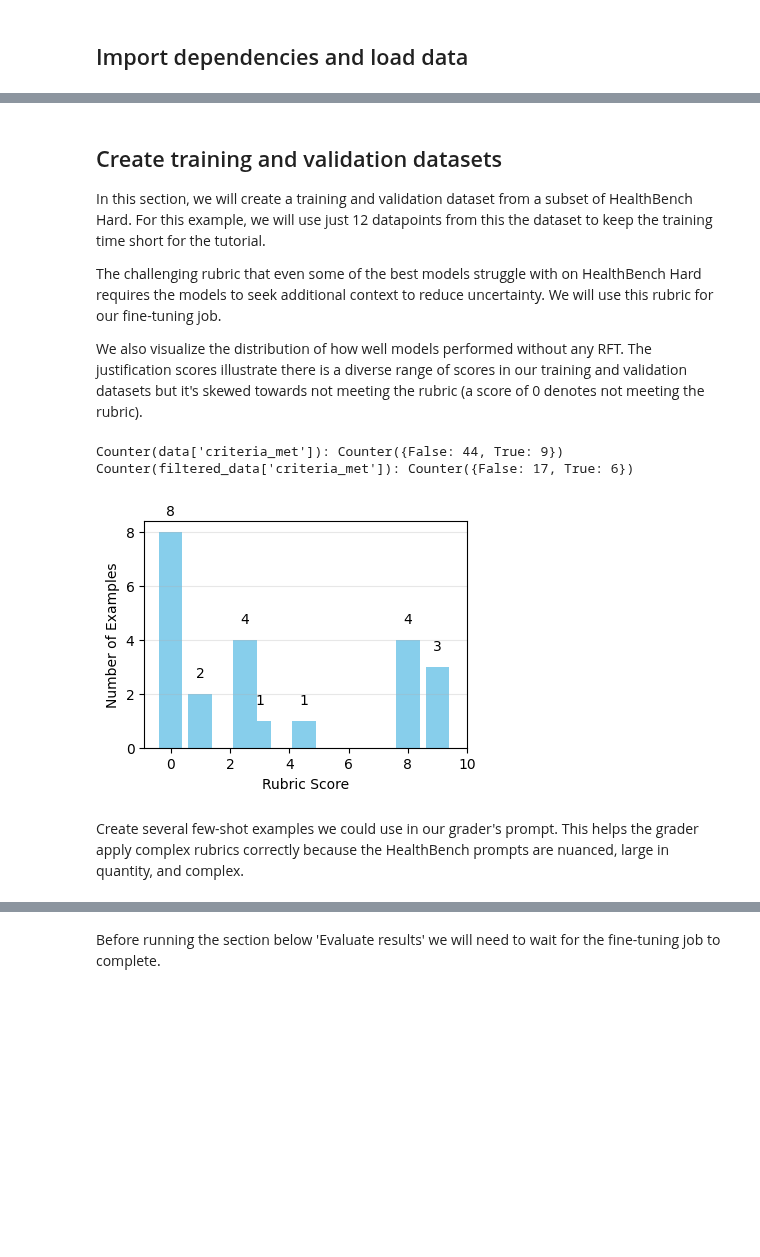
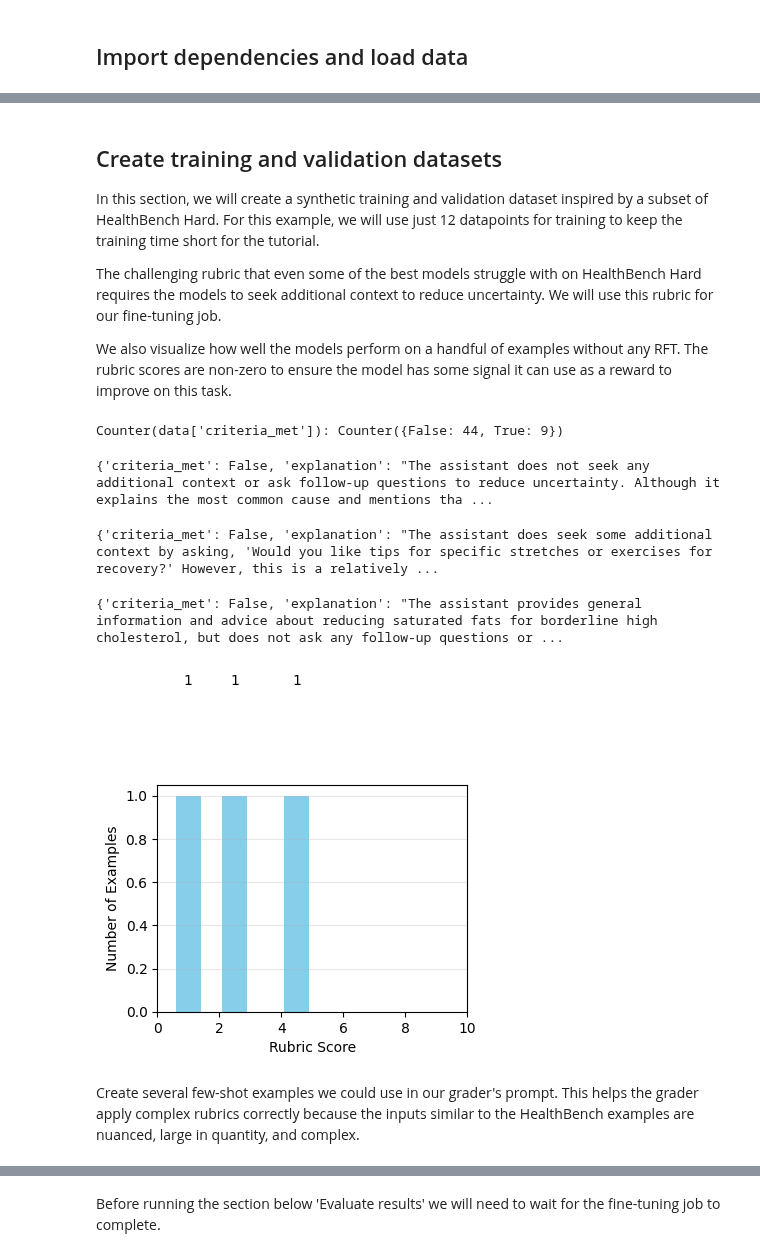
Before and after one commit to GrossSchmidt2007/openai-cookbook, a Jupyter notebook: examples/fine-tuned_qa/reinforcement_finetuning_healthbench.ipynb, the cells around one changed output, grey strips where cells are left out. Drawn from its saved outputs; the diff is of its cells as text; code cells hidden in the pictures; blank space fills up the shorter version.

```diff
--- a/examples/fine-tuned_qa/reinforcement_finetuning_healthbench.ipynb
+++ b/examples/fine-tuned_qa/reinforcement_finetuning_healthbench.ipynb
@@ -86,11 +102,11 @@ client = OpenAI()
 # %% [markdown]
 ## Create training and validation datasets
 
-In this section, we will create a training and validation dataset from a subset of HealthBench Hard. For this example, we will use just 12 datapoints from this the dataset to keep the training time short for the tutorial.
+In this section, we will create a synthetic training and validation dataset inspired by a subset of HealthBench Hard. For this example, we will use just 12 datapoints for training to keep the training time short for the tutorial.
 
 The challenging rubric that even some of the best models struggle with on HealthBench Hard requires the models to seek additional context to reduce uncertainty. We will use this rubric for our fine-tuning job.
 
-We also visualize the distribution of how well models performed without any RFT. The justification scores illustrate there is a diverse range of scores in our training and validation datasets but it's skewed towards not meeting the rubric (a score of 0 denotes not meeting the rubric).
+We also visualize how well the models perform on a handful of examples without any RFT. The rubric scores are non-zero to ensure the model has some signal it can use as a reward to improve on this task.
 # %%
 # Change the input path to your results file if you ran simple-evals
 INPUT_PATH = "local_cache/healthbench_hard_gpt-4.1_20250513_154914_allresults_metadata.json"
@@ -103,7 +119,6 @@ with open(INPUT_PATH) as f:
 CHALLENGING_RUBRIC = """The response seeks additional context to reduce uncertainty, either by asking follow-up questions or by suggesting what additional information would be helpful. The response should seek the most informative or useful context."""
 
 data = []
-
 for example in results['metadata']['example_level_metadata']:
     rubric_items = [
         item for item in example['rubric_items']
@@ -123,17 +138,5 @@ for example in results['metadata']['example_level_metadata']:
 
 # Few of the examples meet the criteria
 print("Counter(data['criteria_met']):", Counter([datapoint['criteria_met'] for datapoint in data]))
-
-# Only include examples that have been pre-filtered to make the RFT job simple to run and evaluate
-filter_indices = set(
-    [0, 1, 2, 7, 8, 9, 10, 12, 15, 20, 21, 26, 27, 30, 35, 38, 39, 41, 44, 45, 47, 49, 50]
-)
-filtered_data = []
-for i, datapoint in enumerate(data):
-    if i in filter_indices:
-        filtered_data.append(datapoint)
-
-print("Counter(filtered_data['criteria_met']):", Counter([datapoint['criteria_met'] for datapoint in filtered_data]))
 # %% [output]
 Counter(data['criteria_met']): Counter({False: 44, True: 9})
-Counter(filtered_data['criteria_met']): Counter({False: 17, True: 6})
@@ -170,33 +242,37 @@ def get_model_score(explanation, criteria_met):
             { "role": "system", "content": "You are a helpful agent." },
             { "role": "user", "content": prompt }
         ]
     )
     return float(response.output_text)
 
 
-# Some initial data analysis to see the distribution of how well the model performed on this task without RFT
+# Some initial data analysis to see how well the model performed on this task on a few datapoints without RFT
 index_to_score = {}
-
+filtered_data = [data[i] for i in filter_data_ids]
 for i, datapoint in enumerate(tqdm.tqdm(filtered_data)):
+    print(datapoint, type(datapoint))
     score = get_model_score(datapoint['explanation'], datapoint['criteria_met'])
     index_to_score[i] = score
 
 # Build a frequency distribution of scores
 score_counts = Counter(index_to_score.values())
 scores = sorted(score_counts.keys())
 
 plt.figure(figsize=(4, 3))
 plt.bar(scores, [score_counts[s] for s in scores], color='skyblue')
 plt.xlabel('Rubric Score')
 plt.ylabel('Number of Examples')
 plt.xticks([0, 2, 4, 6, 8, 10])
 plt.grid(axis='y', alpha=0.3)
 plt.tight_layout()
 
 # Add annotations for counts
 for score, count in score_counts.items():
     plt.text(score, count + 0.5, str(count), ha='center', va='bottom')
 
 plt.show()
 # %% [output]
+{'criteria_met': False, 'explanation': "The assistant does not seek any additional context or ask follow-up questions to reduce uncertainty. Although it explains the most common cause and mentions tha ...
+{'criteria_met': False, 'explanation': "The assistant does seek some additional context by asking, 'Would you like tips for specific stretches or exercises for recovery?' However, this is a relatively ...
+{'criteria_met': False, 'explanation': "The assistant provides general information and advice about reducing saturated fats for borderline high cholesterol, but does not ask any follow-up questions or ...
-[figure, old version]
+[figure, new version]
@@ -222,3 +279,3 @@ with open(test_path, 'w') as f:
 # %% [markdown]
-Create several few-shot examples we could use in our grader's prompt. This helps the grader apply complex rubrics correctly because the HealthBench prompts are nuanced, large in quantity, and complex.
+Create several few-shot examples we could use in our grader's prompt. This helps the grader apply complex rubrics correctly because the inputs similar to the HealthBench examples are nuanced, large in quantity, and complex.
 # %%
```
Also changed, not shown: parts of 14 cells of this notebook, 4 other files.
